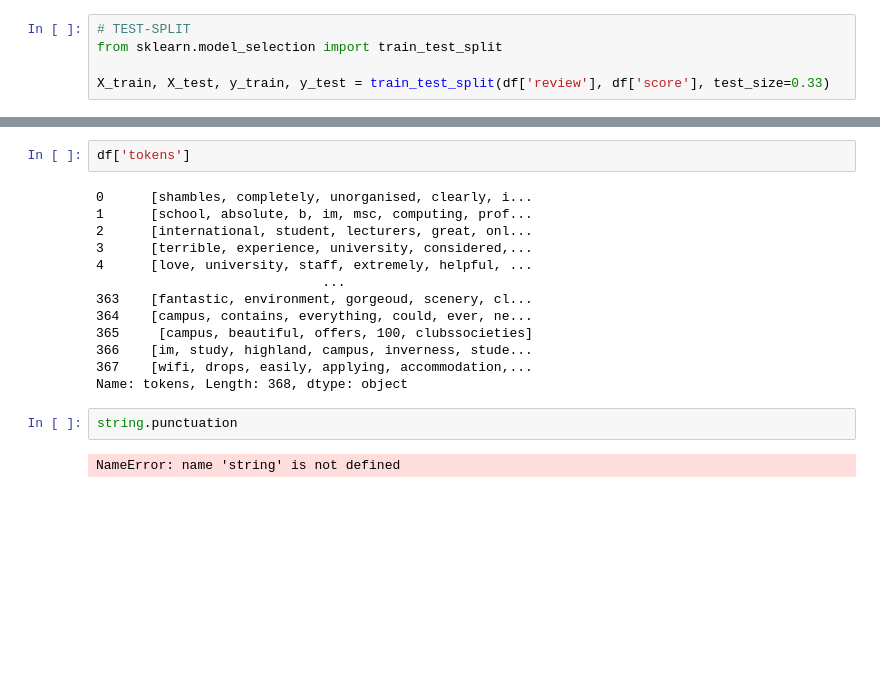
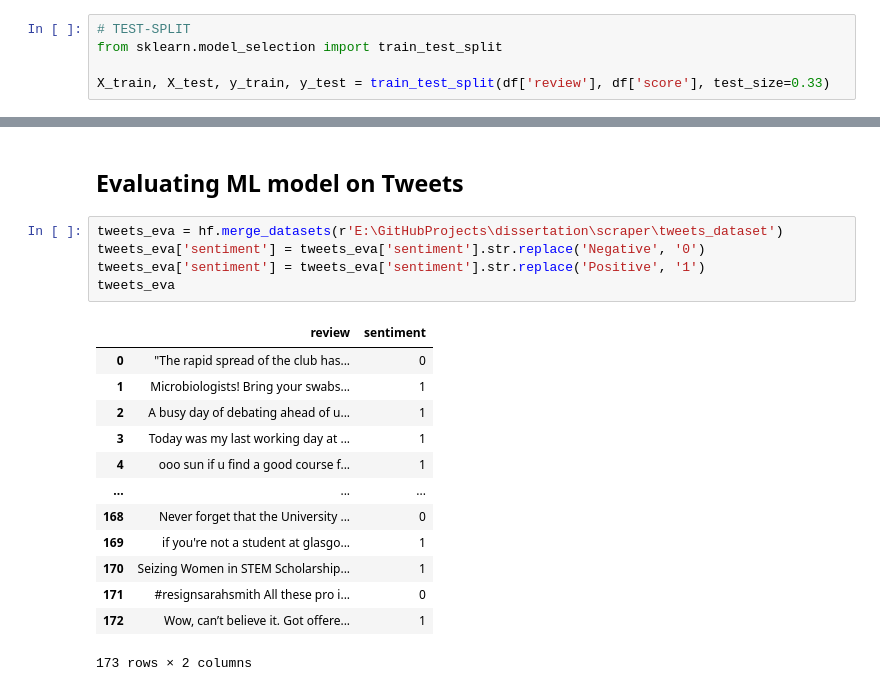
Before and after one commit to kamilszymczak/dissertation, a Jupyter notebook: ml/data_analysis.ipynb, the cells around one changed output, grey strips where cells are left out. Drawn from its saved outputs; the diff is of its cells as text; blank space fills up the shorter version.

```diff
--- a/ml/data_analysis.ipynb
+++ b/ml/data_analysis.ipynb
@@ -107,19 +91,21 @@ NameError: name 'df' is not defined
-# %%
-df['tokens']
-# %% [output]
-0      [shambles, completely, unorganised, clearly, i...
-1      [school, absolute, b, im, msc, computing, prof...
-2      [international, student, lecturers, great, onl...
-3      [terrible, experience, university, considered,...
-4      [love, university, staff, extremely, helpful, ...
-                             ...
-363    [fantastic, environment, gorgeoud, scenery, cl...
-364    [campus, contains, everything, could, ever, ne...
-365     [campus, beautiful, offers, 100, clubssocieties]
-366    [im, study, highland, campus, inverness, stude...
-367    [wifi, drops, easily, applying, accommodation,...
-Name: tokens, Length: 368, dtype: object
-# %%
-string.punctuation
-# %% [output]
-NameError: name 'string' is not defined
+# %% [markdown]
+## Evaluating ML model on Tweets
+# %%
+tweets_eva = hf.merge_datasets(r'E:\GitHubProjects\dissertation\scraper\tweets_dataset')
+tweets_eva['sentiment'] = tweets_eva['sentiment'].str.replace('Negative', '0')
+tweets_eva['sentiment'] = tweets_eva['sentiment'].str.replace('Positive', '1')
+tweets_eva
+# %% [output]
+|  | review | sentiment |
+| 0 | "The rapid spread of the club has... | 0 |
+| 1 | Microbiologists! Bring your swabs... | 1 |
+| 2 | A busy day of debating ahead of u... | 1 |
+| 3 | Today was my last working day at ... | 1 |
+| 4 | ooo sun if u find a good course f... | 1 |
+| ... | ... | ... |
+| 168 | Never forget that the University ... | 0 |
+| 169 | if you're not a student at glasgo... | 1 |
+| 170 | Seizing Women in STEM Scholarship... | 1 |
+| 171 | #resignsarahsmith All these pro i... | 0 |
+| 172 | Wow, can’t believe it. Got offere... | 1 |
+173 rows × 2 columns
```
Also changed, not shown: parts of 10 cells of this notebook.
